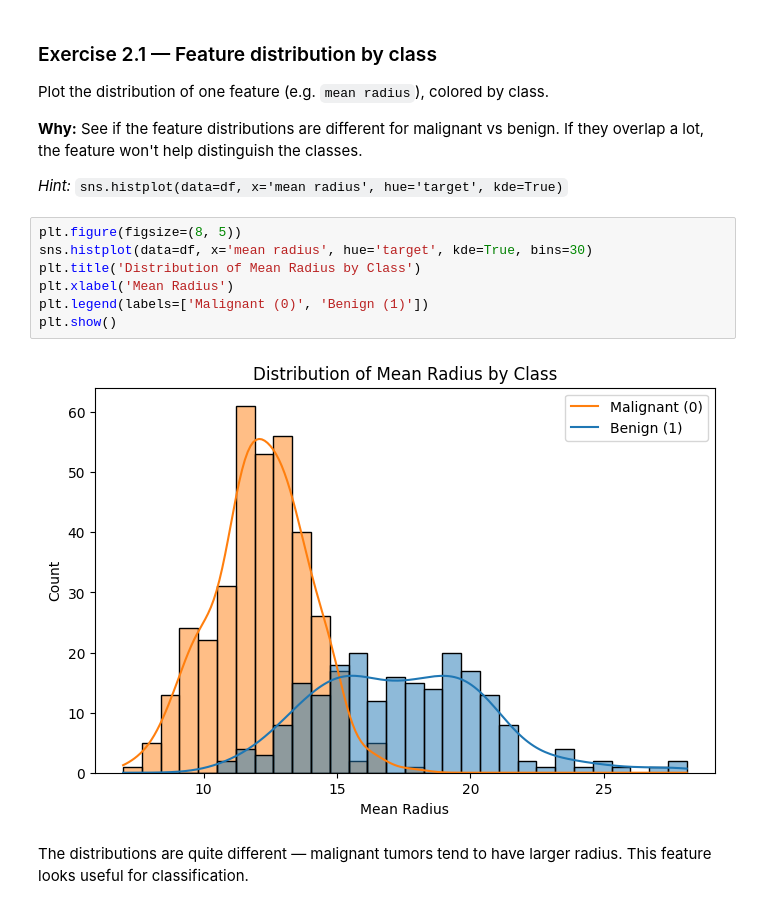
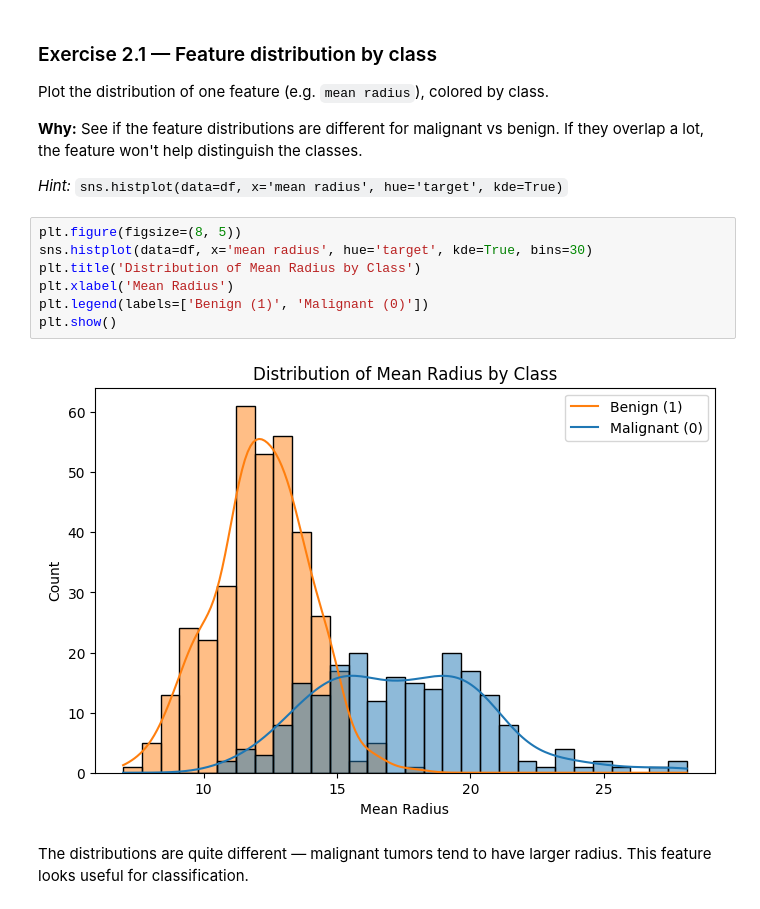
Before and after one commit to racousin/DFGSM2-IA-S2, a Jupyter notebook: session1/tp1_correction.ipynb, the cells around one changed output. Cells and saved outputs as stored; diff of their text form.

Commit message:
fix labels

```diff
--- a/session1/tp1_correction.ipynb
+++ b/session1/tp1_correction.ipynb
@@ -168,12 +168,12 @@ Plot the distribution of one feature (e.g. `mean radius`), colored by class.
 # %%
 plt.figure(figsize=(8, 5))
 sns.histplot(data=df, x='mean radius', hue='target', kde=True, bins=30)
 plt.title('Distribution of Mean Radius by Class')
 plt.xlabel('Mean Radius')
-plt.legend(labels=['Malignant (0)', 'Benign (1)'])
+plt.legend(labels=['Benign (1)', 'Malignant (0)'])
 plt.show()
 # %% [output]
-[figure, old version]
+[figure, new version]
 # %% [markdown]
 The distributions are quite different — malignant tumors tend to have larger radius. This feature looks useful for classification.
 # %% [markdown]
```
